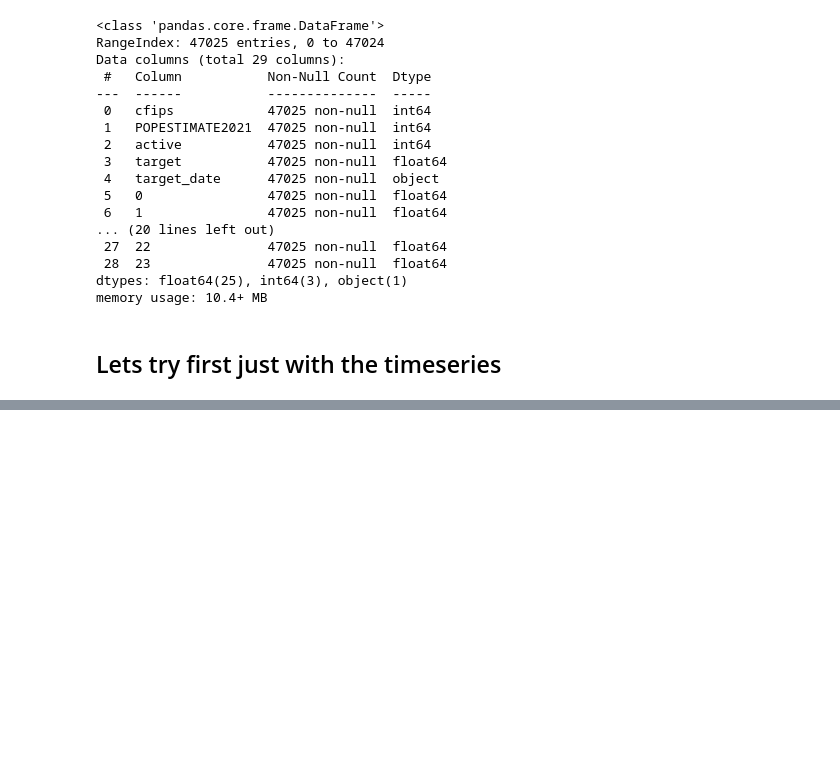
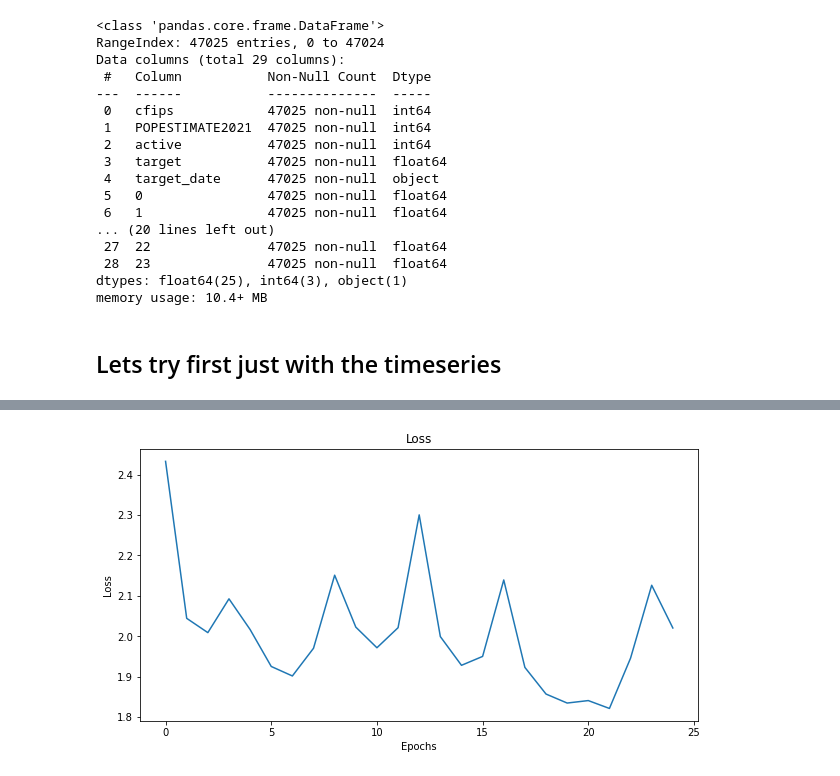
Before and after one commit to Jose-Sabater/kagglecomp-GoDaddy-timeseries, a Jupyter notebook: nb/ml_explore_2.ipynb, the cells around one changed output, grey strips where cells are left out. Cells and saved outputs as stored; diff of their text form; code cells hidden in the pictures; blank space fills up the shorter version.

```diff
--- a/nb/ml_explore_2.ipynb
+++ b/nb/ml_explore_2.ipynb
@@ -278,0 +265,14 @@ Unable to allocate 71.3 GiB for an array with shape (97828, 97828) and data type
+# %%
+def build_model():
+
+    inp = tf.keras.Input(shape=(24, 1))
+
+    x = tf.keras.layers.GRU(units=128, return_sequences=False)(inp)
+    x = tf.keras.layers.Dense(1, activation="linear")(x)
+    model = tf.keras.Model(inputs=inp, outputs=x)
+
+    opt = tf.keras.optimizers.Adam(learning_rate=0.001)
+    loss = tf.keras.losses.MeanSquaredError()
+    model.compile(loss=loss, optimizer=opt)
+
+    return model
@@ -278,0 +306,9 @@ Unable to allocate 71.3 GiB for an array with shape (97828, 97828) and data type
+# %%
+model = build_model()
+# %%
+# find the 50% percentile based on POPESTIMATE2021
+subset_df = new_df[new_df["POPESTIMATE2021"] > new_df["POPESTIMATE2021"].quantile(0.5)]
+X_subset = subset_df.drop(
+    ["target", "target_date", "cfips", "POPESTIMATE2021", "active"], axis=1
+)
+y_subset = subset_df["target"]
@@ -278,0 +319,6 @@ Unable to allocate 71.3 GiB for an array with shape (97828, 97828) and data type
+# %%
+print("Num GPUs Available: ", len(tf.config.experimental.list_physical_devices("GPU")))
+# train with gpu
+result = None
+with tf.device("/GPU:0"):
+    result = model.fit(X_subset, y_subset, epochs=25)
@@ -278,0 +343,10 @@ Unable to allocate 71.3 GiB for an array with shape (97828, 97828) and data type
+# %%
+# plot the loss
+fig = plt.figure(figsize=(10, 5))
+plt.plot(result.history["loss"])
+plt.title("Loss")
+plt.xlabel("Epochs")
+plt.ylabel("Loss")
+plt.show()
+# %% [output]
+[figure, added]
```
Also changed, not shown: parts of 30 cells of this notebook, 13 other files.
